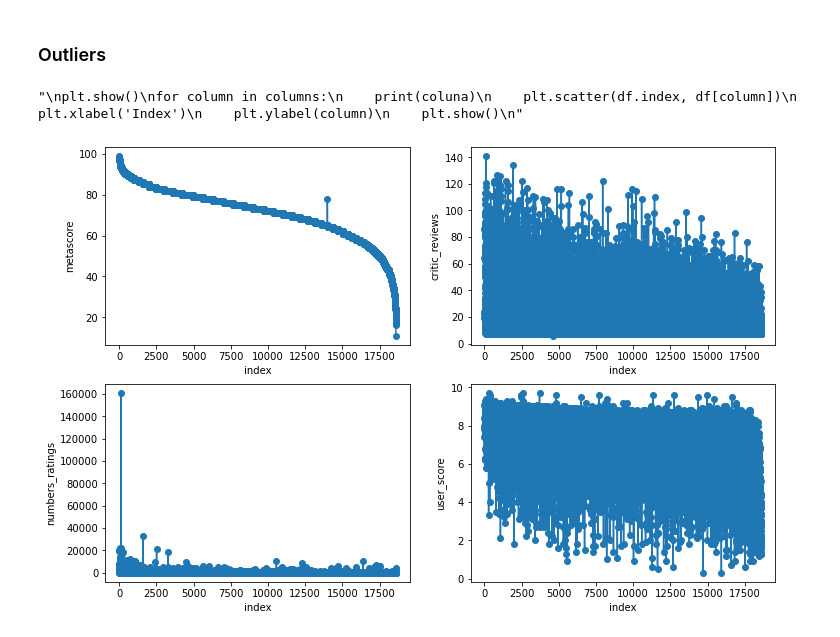
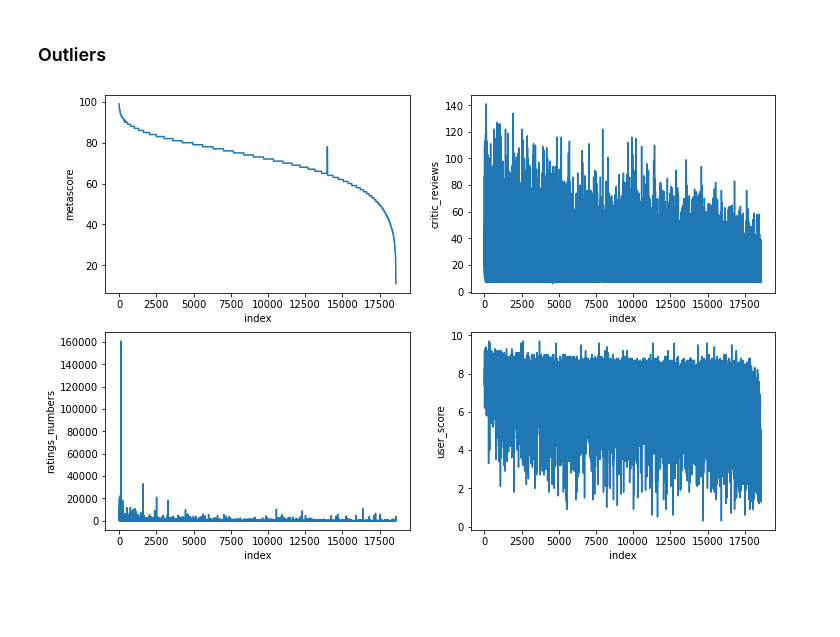
Before and after one commit to joaomoura05/Games-Classification, a Jupyter notebook: TreatingGamesDataMetacritic.ipynb, the cells around one changed output. Cells and saved outputs as stored; diff of their text form; code cells hidden in the pictures; blank space fills up the shorter version.

```diff
--- a/TreatingGamesDataMetacritic.ipynb
+++ b/TreatingGamesDataMetacritic.ipynb
@@ -19,5 +19,7 @@ print(len(infos), 'games were dowloaded') # 18598 games with your data saved
 
 df = pd.DataFrame(infos)
 
+df = df.rename(columns={'numbers_ratings': 'ratings_numbers'})
+
 display(df)
 # %% [output]
@@ -116,10 +118,10 @@ df['release'] = df['release'].apply(convert_date)
 # %%
 # Manipulating data using Regex
 
-# Deleting words of columns 'numbers_ratings' and 'genre(s)'
+# Deleting words of columns 'ratings_numbers' and 'genre(s)'
 
-regex_number_ratings = re.compile(' [A-Za-z]+')
-df['numbers_ratings'] = df['numbers_ratings'].apply(lambda x: re.sub(regex_number_ratings, '', x))
+regex_ratings_numbers = re.compile(' [A-Za-z]+')
+df['ratings_numbers'] = df['ratings_numbers'].apply(lambda x: re.sub(regex_ratings_numbers , '', x))
 
 regex_genre = re.compile('Genre[(]s[)]:.')
 df['genre(s)'] = df['genre(s)'].apply(lambda x: re.sub(regex_genre, '', x))
@@ -168,7 +170,7 @@ print(df.dtypes, '\n----------------------------')
 df['metascore'] = df['metascore'].astype(int)
 df['critic_reviews'] = df['critic_reviews'].astype(int)
 df['user_score'] = df['user_score'].astype(float)
-df['numbers_ratings'] = df['numbers_ratings'].astype(int)
+df['ratings_numbers'] = df['ratings_numbers'].astype(int)
 
 print(df.dtypes)
 # %% [output]
@@ -243,40 +245,42 @@ display(df)
 # %% [markdown]
 ### Outliers
 # %%
-# Creating a figure with 2 rows and 2 columns
-fig, ax = plt.subplots(2, 2, figsize=(12, 8))
+def graphs():
 
-# First figure
-ax[0][0].plot(df['metascore'], marker='o')
-ax[0][0].set_ylabel('metascore')
-ax[0][0].set_xlabel('index')
+    # Creating a figure with 2 rows and 2 columns
+    fig, ax = plt.subplots(2, 2, figsize=(12, 8))
 
-# Second figure
-ax[0][1].plot(df['critic_reviews'], marker='o')
-ax[0][1].set_ylabel('critic_reviews')
-ax[0][1].set_xlabel('index')
+    # First figure
+    ax[0][0].plot(df['metascore'])
+    ax[0][0].set_ylabel('metascore')
+    ax[0][0].set_xlabel('index')
 
-# Third figure
-ax[1][0].plot(df['numbers_ratings'],  marker='o')
-ax[1][0].set_ylabel('numbers_ratings')
-ax[1][0].set_xlabel('index')
+    # Second figure
+    ax[0][1].plot(df['critic_reviews'])
+    ax[0][1].set_ylabel('critic_reviews')
+    ax[0][1].set_xlabel('index')
 
-# Fourth figure
-ax[1][1].plot(df['user_score'], marker='o')
-ax[1][1].set_ylabel('user_score')
-ax[1][1].set_xlabel('index')
+    # Third figure
+    ax[1][0].plot(df['ratings_numbers'])
+    ax[1][0].set_ylabel('ratings_numbers')
+    ax[1][0].set_xlabel('index')
 
-# Other way
-'''
-plt.show()
-for column in columns:
-    print(coluna)
-    plt.scatter(df.index, df[column])
-    plt.xlabel('Index')
-    plt.ylabel(column)
+    # Fourth figure
+    ax[1][1].plot(df['user_score'])
+    ax[1][1].set_ylabel('user_score')
+    ax[1][1].set_xlabel('index')
+
+    # Other way
+    '''
     plt.show()
-'''
+    for column in columns:
+        print(coluna)
+        plt.scatter(df.index, df[column])
+        plt.xlabel('Index')
+        plt.ylabel(column)
+        plt.show()
+    '''
+graphs()
 # %% [output]
-"\nplt.show()\nfor column in columns:\n    print(coluna)\n    plt.scatter(df.index, df[column])\n    plt.xlabel('Index')\n    plt.ylabel(column)\n    plt.show()\n"
-[figure, old version]
+[figure, new version]
 # %%
```
Also changed, not shown: parts of 14 cells of this notebook, 3 other files.
